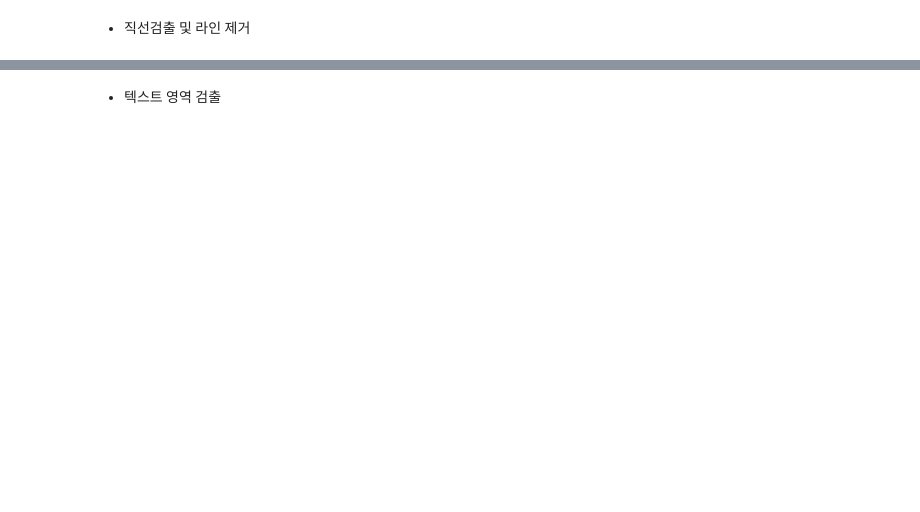
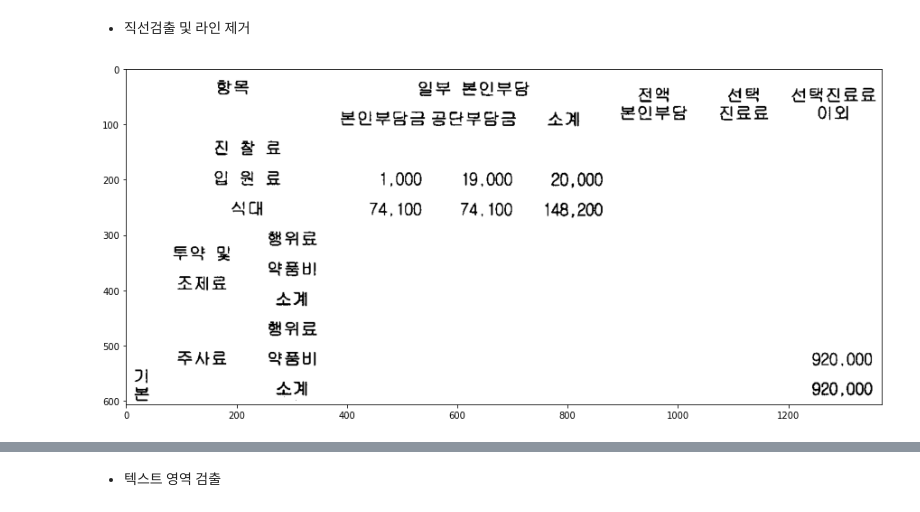
Before and after one commit to SeunghyeunBaek/table_detection, a Jupyter notebook: notbooks/convert_result_to_table_v0,6.ipynb, the cells around one changed output, grey strips where cells are left out. Saved outputs shown, nothing was run; the diff lists cells and outputs as text; code cells hidden in the pictures; blank space fills up the shorter version.

```diff
--- a/notbooks/convert_result_to_table_v0,6.ipynb
+++ b/notbooks/convert_result_to_table_v0,6.ipynb
@@ -77,3 +77,7 @@ rm_line_img_bk = cv2.bitwise_not(rm_line_img)
 rm_line_img_re = cv2.add(rm_line_img, s2)
 rm_line_img_re = cv2.bitwise_not(rm_line_img_re)
 rm_line_img_cl = cv2.add(rm_line_img, rm_line_img_re)
+# %%
+imshow(rm_line_img_cl)
+# %% [output]
+[figure, added]
```
Also changed, not shown: parts of 13 cells of this notebook, 7 other files.
